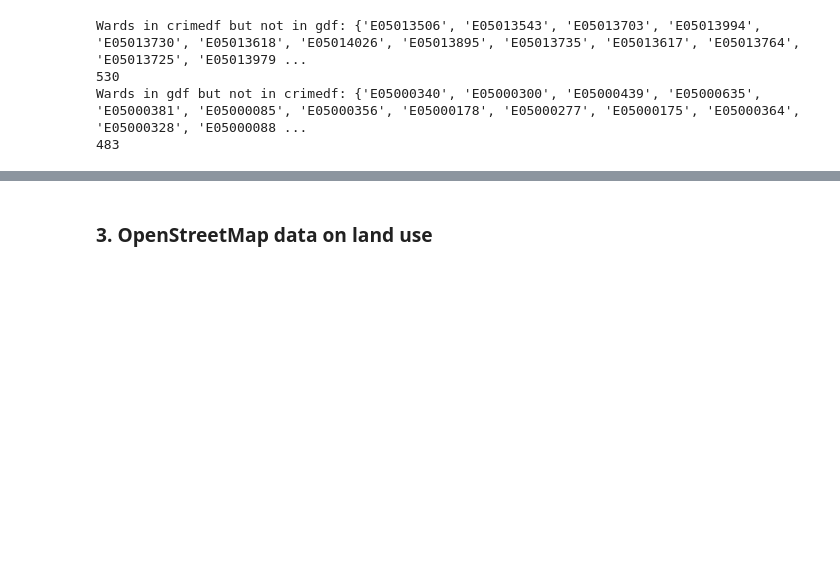
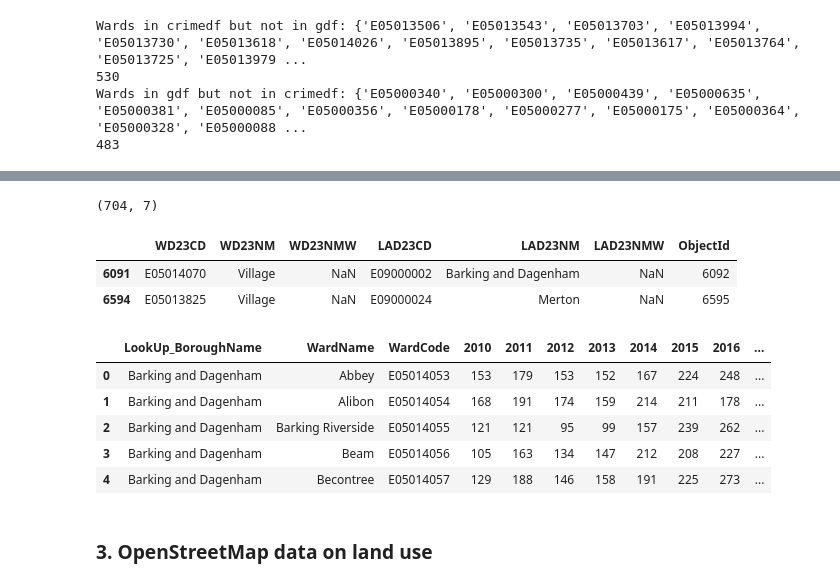
Before and after one commit to jyjylow/casa0006-assessment, a Jupyter notebook: CASA0006_Assessment.ipynb, the cells around one changed output, grey strips where cells are left out. Saved outputs shown, nothing was run; the diff lists cells and outputs as text; code cells hidden in the pictures; blank space fills up the shorter version.

```diff
--- a/CASA0006_Assessment.ipynb
+++ b/CASA0006_Assessment.ipynb
@@ -284,3 +296,24 @@ Wards in gdf but not in crimedf: {'E05000340', 'E05000300', 'E05000439', 'E05000
+# %%
+# filtering wardlookup to London LAs (LAD23CD starting with "E09")
+wardlookup = wardlookup[wardlookup["LAD23CD"].str.startswith("E09")]
+wardlookup.shape
+# %% [output]
+(704, 7)
+# %%
+wardlookup[wardlookup["WD23NM"] == "Village"]
+# %% [output]
+|  | WD23CD | WD23NM | WD23NMW | LAD23CD | LAD23NM | LAD23NMW | ObjectId |
+| 6091 | E05014070 | Village | NaN | E09000002 | Barking and Dagenham | NaN | 6092 |
+| 6594 | E05013825 | Village | NaN | E09000024 | Merton | NaN | 6595 |
+# %%
+yearly_counts.head()
+# %% [output]
+|  | LookUp_BoroughName | WardName | WardCode | 2010 | 2011 | 2012 | 2013 | 2014 | 2015 | 2016 | ... |
+| 0 | Barking and Dagenham | Abbey | E05014053 | 153 | 179 | 153 | 152 | 167 | 224 | 248 | ... |
+| 1 | Barking and Dagenham | Alibon | E05014054 | 168 | 191 | 174 | 159 | 214 | 211 | 178 | ... |
+| 2 | Barking and Dagenham | Barking Riverside | E05014055 | 121 | 121 | 95 | 99 | 157 | 239 | 262 | ... |
+| 3 | Barking and Dagenham | Beam | E05014056 | 105 | 163 | 134 | 147 | 212 | 208 | 227 | ... |
+| 4 | Barking and Dagenham | Becontree | E05014057 | 129 | 188 | 146 | 158 | 191 | 225 | 273 | ... |
 # %% [markdown]
 ### 3. OpenStreetMap data on land use
 # %%
```
Also changed, not shown: parts of 6 cells of this notebook, 3 other files.
